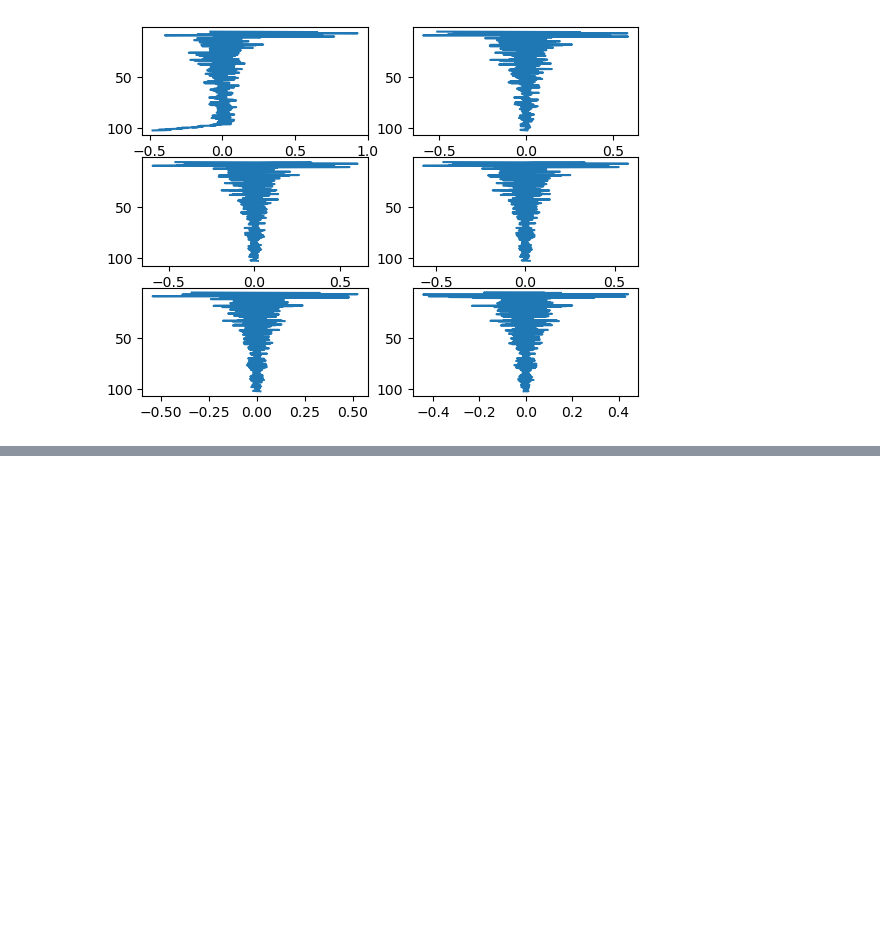
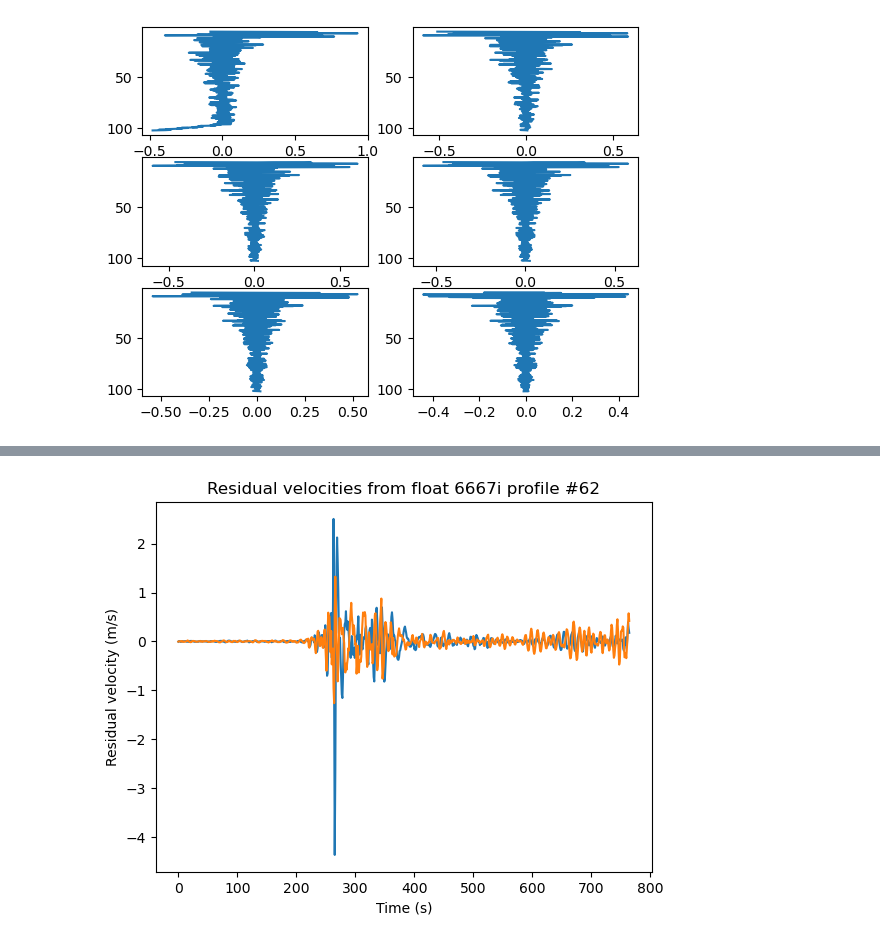
Before and after one commit to jjstadler/EMAPEX_WAVES, a Jupyter notebook: WaveProcessing/Visualize_Fit_Differences.ipynb, the cells around one changed output, grey strips where cells are left out. Saved outputs shown, nothing was run; the diff lists cells and outputs as text; code cells hidden in the pictures; blank space fills up the shorter version.

```diff
--- a/WaveProcessing/Visualize_Fit_Differences.ipynb
+++ b/WaveProcessing/Visualize_Fit_Differences.ipynb
@@ -182,0 +189,40 @@ array([ 8.85058594,  8.85058594,  8.85058594,  8.85058594,  8.85058594,
+# %%
+ #Calculate the residual
+e1r = E1 - e1fit
+e2r = E2 - e2fit
+
+#Now need to convert to velocity (m/s)
+e1r = e1r*sfv1
+e2r = e2r*sfv2
+
+
+#Now use the angles to rotate to x-y coordinates
+avg_angs = np.copy(anghxhy)
+avg_angs[~np.isnan(avg_angs)] = np.unwrap(avg_angs[~np.isnan(avg_angs)])
+with warnings.catch_warnings():
+    warnings.simplefilter("ignore", category=RuntimeWarning)
+    avg_angs = np.nanmean(avg_angs, axis=1)
+
+
+E2_r=e2r*np.cos(avg_angs)+e1r*np.sin(avg_angs);
+E1_r=-e2r*np.sin(avg_angs)+e1r*np.cos(avg_angs);
+
+E_x = E1_r
+E_y = E2_r
+
+#Now try highpass filtering the data
+sos = signal.butter(10, 0.04, 'hp', fs=1, output='sos')
+E_x_filtered = signal.sosfilt(sos, E_x)
+E_y_filtered = signal.sosfilt(sos, E_y)
+
+E_x = E_x_filtered
+E_y = E_y_filtered
+
+plt.plot(E_x)
+plt.plot(E_y)
+plt.ylabel("Residual velocity (m/s)")
+plt.xlabel("Time (s)")
+plt.title("Residual velocities from float 6667i profile #62")
+plt.savefig("/Users/jamesstadler/Documents/UW/TFO/Figures/LCDRI/6667i_62/residual_velocities.png")
+# %% [output]
+[figure, added]
```
Also changed, not shown: parts of 3 cells of this notebook, 5 other files.
